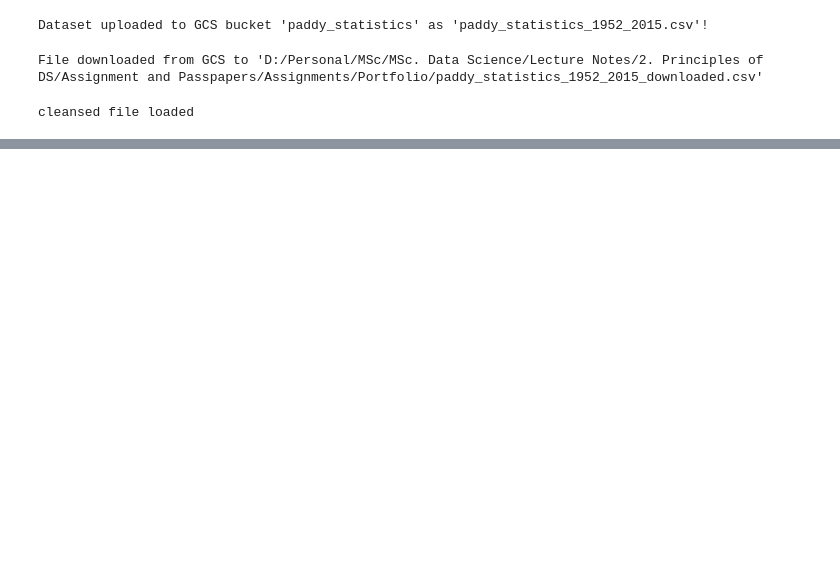
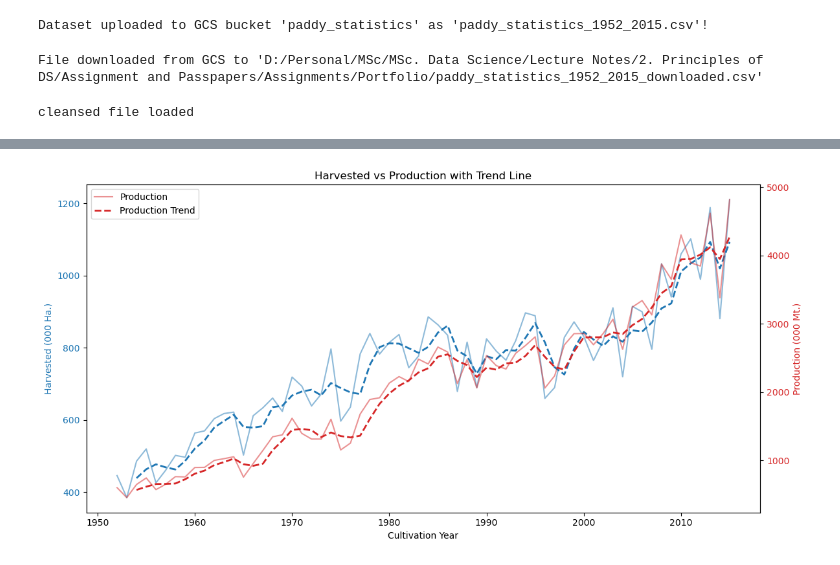
Before and after one commit to sunethjayamanne/PaddyStatistics, a Jupyter notebook: Portfolio_Q1.ipynb, the cells around one changed output, grey strips where cells are left out. Drawn from its saved outputs; the diff is of its cells as text; code cells hidden in the pictures; blank space fills up the shorter version.

```diff
--- a/Portfolio_Q1.ipynb
+++ b/Portfolio_Q1.ipynb
@@ -79,0 +215,33 @@ cleansed file loaded
+# %%
+# Trend Moving Average
+import matplotlib.pyplot as plt
+import pandas as pd
+
+# Define Moving Average Window (e.g., 3 years)
+df['Harvested_MA'] = df['Harvested (000 Ha.)'].rolling(window=3).mean()
+df['Production_MA'] = df['Production (000 Mt.)'].rolling(window=3).mean()
+
+# Create the plot
+fig, ax1 = plt.subplots(figsize=(12, 6))
+
+# Primary Y-Axis (Harvested Area)
+ax1.set_xlabel('Cultivation Year')
+ax1.set_ylabel('Harvested (000 Ha.)', color='tab:blue')
+ax1.plot(df['Cultivation Year'], df['Harvested (000 Ha.)'], label='Harvested', color='tab:blue', alpha=0.5)
+ax1.plot(df['Cultivation Year'], df['Harvested_MA'], label='Harvested Trend', color='tab:blue', linestyle='dashed', linewidth=2)
+ax1.tick_params(axis='y', labelcolor='tab:blue')
+
+# Secondary Y-Axis (Production)
+ax2 = ax1.twinx()
+ax2.set_ylabel('Production (000 Mt.)', color='tab:red')
+ax2.plot(df['Cultivation Year'], df['Production (000 Mt.)'], label='Production', color='tab:red', alpha=0.5)
+ax2.plot(df['Cultivation Year'], df['Production_MA'], label='Production Trend', color='tab:red', linestyle='dashed', linewidth=2)
+ax2.tick_params(axis='y', labelcolor='tab:red')
+
+# Title and Layout
+plt.title('Harvested vs Production with Trend Line')
+fig.tight_layout()
+plt.legend()
+plt.show()
+# %% [output]
+[figure, added]
```
Also changed, not shown: parts of 10 cells of this notebook.
